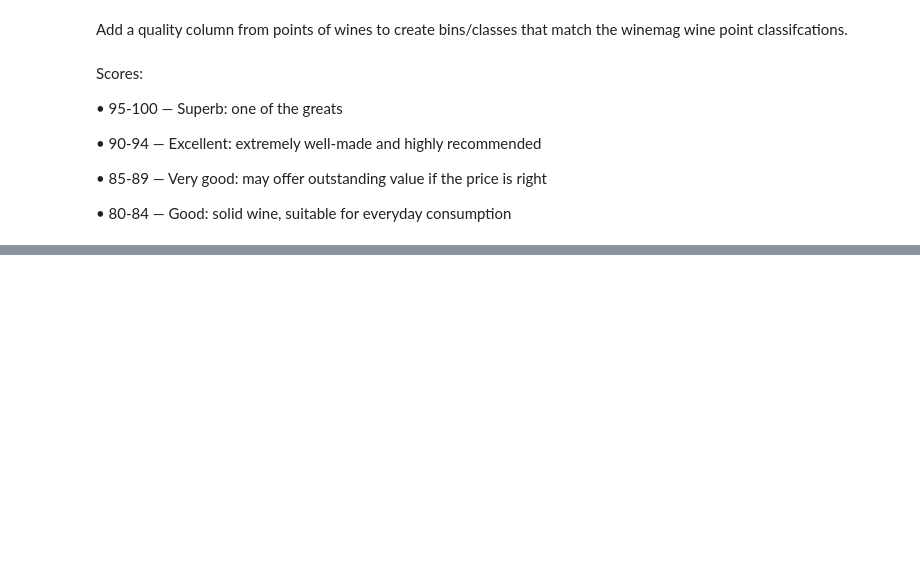
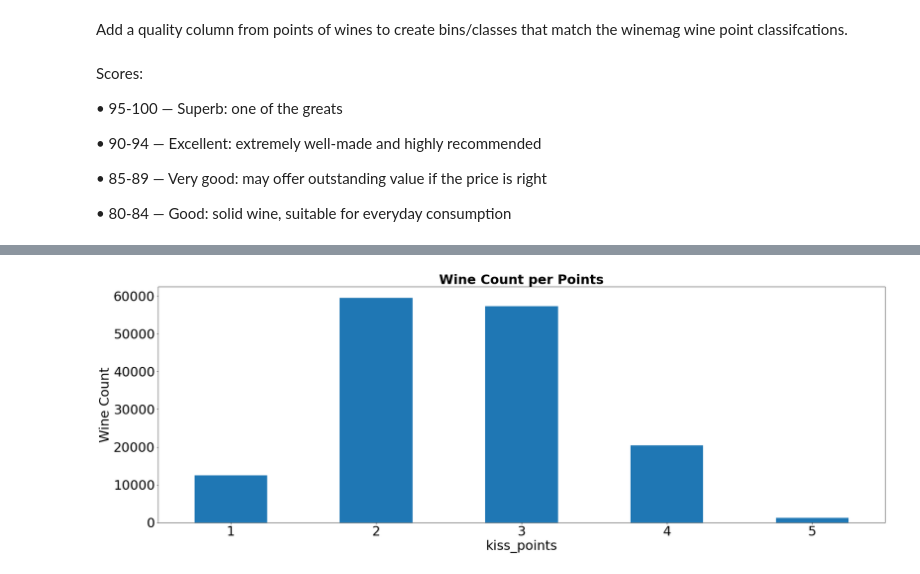
Before and after one commit to ladyj-dev/Alcohol_ETL_Project, a Jupyter notebook: wordcloud.ipynb, the cells around one changed output, grey strips where cells are left out. Saved outputs shown, nothing was run; the diff lists cells and outputs as text; code cells hidden in the pictures; blank space fills up the shorter version.

```diff
--- a/wordcloud.ipynb
+++ b/wordcloud.ipynb
@@ -125,0 +227,17 @@ def getQuality(points):
+# %%
+# simplify the points data
+def getQuality(points):
+  if points < 84:
+    return '1'
+  elif points >= 84 and points < 88:
+    return '2'
+  elif points >= 88 and points < 92:
+    return '3'
+  elif points >= 92 and points < 96:
+    return '4'
+  else:
+    return '5'
+
+# Add kiss_points column
+description_points_df = description_points_df.assign(kiss_points = description_points_df['points'].apply(getQuality))
+description_points_df.head()
@@ -125,0 +251,14 @@ def getQuality(points):
+# %%
+
+# plot the wine count per points
+fig, ax = plt.subplots(figsize=(30,10))
+plt.xticks(fontsize=30)
+plt.yticks(fontsize=30)
+ax.set_title('Wine Count per Points', fontweight="bold", size=30)
+ax.set_ylabel('Wine Count', fontsize = 30)
+ax.set_xlabel('Points', fontsize = 30)
+description_points_df.groupby(['kiss_points']).count()['description'].plot(ax=ax, kind = 'bar')#kind=bar for a bar chart
+plt.xticks(rotation=0)
+plt.show()
+# %% [output]
+[figure, added]
```
Also changed, not shown: parts of 24 cells of this notebook.
